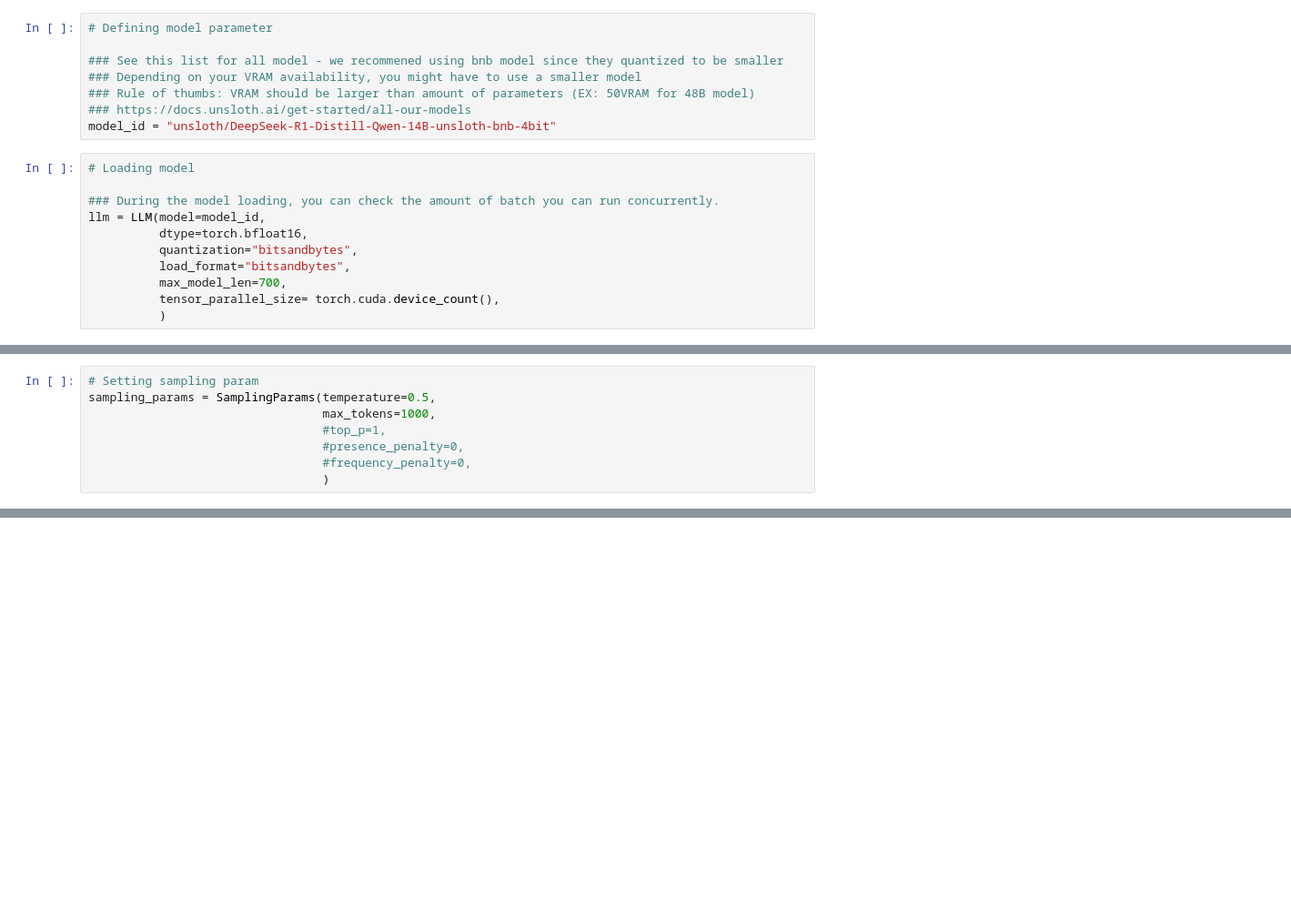
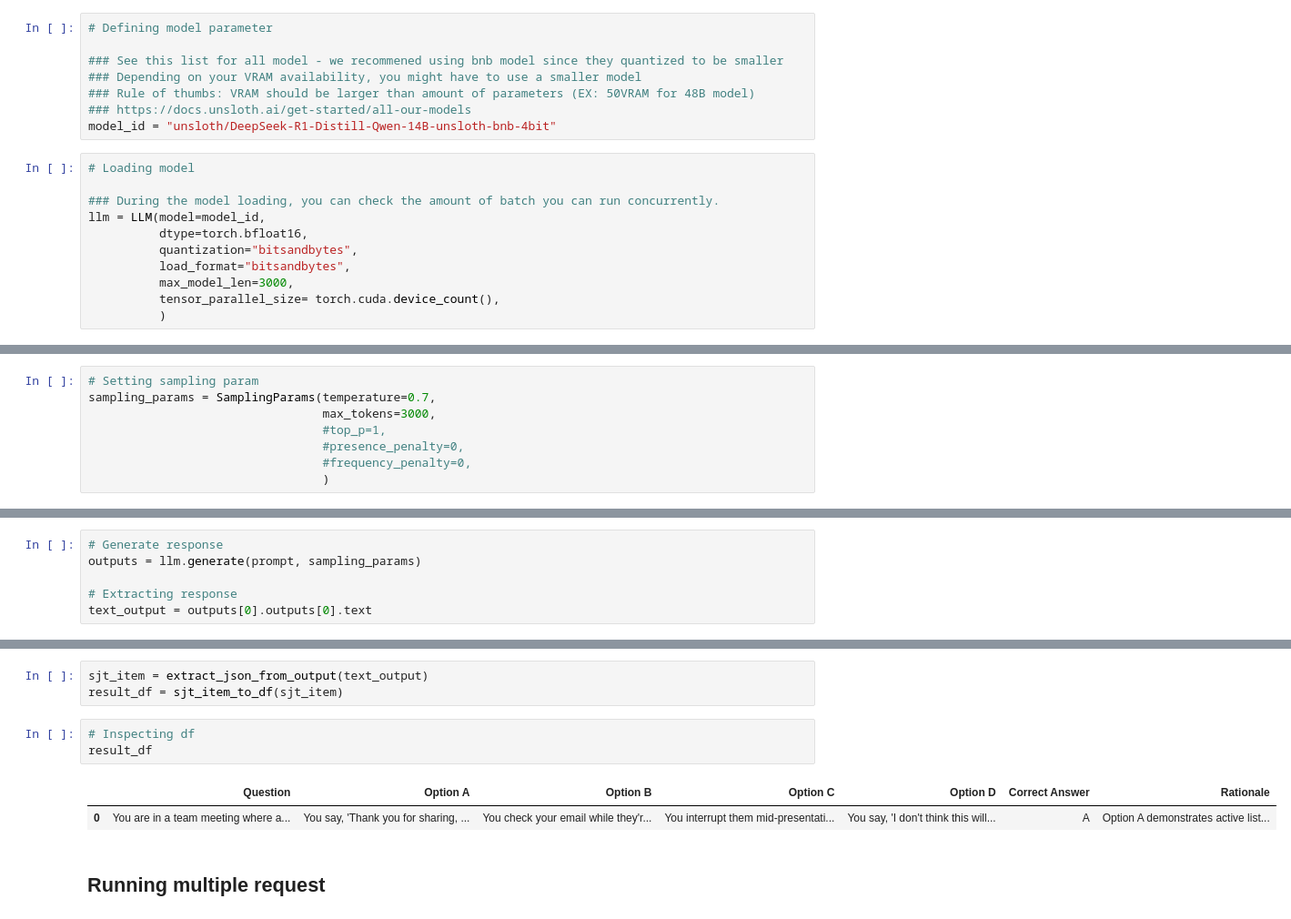
Before and after one commit to karimhbadr1/SIOP_2025_LLMS_for_IOs_Masterclass, a Jupyter notebook: 02_Tutorial/LLM_APIs_Notebook.ipynb, the cells around one changed output, grey strips where cells are left out. Shown at 91% size. Cells and saved outputs as stored; diff of their text form; blank space fills up the shorter version.

```diff
--- a/02_Tutorial/LLM_APIs_Notebook.ipynb
+++ b/02_Tutorial/LLM_APIs_Notebook.ipynb
@@ -265,6 +286,6 @@ llm = LLM(model=model_id,
           dtype=torch.bfloat16,
           quantization="bitsandbytes",
           load_format="bitsandbytes",
-          max_model_len=700,
+          max_model_len=3000,
           tensor_parallel_size= torch.cuda.device_count(),
           )
@@ -271,7 +312,7 @@ llm = LLM(model=model_id,
 # %%
 # Setting sampling param
-sampling_params = SamplingParams(temperature=0.5,
-                                 max_tokens=1000,
+sampling_params = SamplingParams(temperature=0.7,
+                                 max_tokens=3000,
                                  #top_p=1,
                                  #presence_penalty=0,
                                  #frequency_penalty=0,
@@ -304,0 +344,6 @@ outputs = llm.generate(prompt, sampling_params)
+# %%
+# Generate response
+outputs = llm.generate(prompt, sampling_params)
+
+# Extracting response
+text_output = outputs[0].outputs[0].text
@@ -304,0 +411,11 @@ outputs = llm.generate(prompt, sampling_params)
+# %%
+sjt_item = extract_json_from_output(text_output)
+result_df = sjt_item_to_df(sjt_item)
+# %%
+# Inspecting df
+result_df
+# %% [output]
+|  | Question | Option A | Option B | Option C | Option D | Correct Answer | Rationale |
+| 0 | You are in a team meeting where a... | You say, 'Thank you for sharing, ... | You check your email while they'r... | You interrupt them mid-presentati... | You say, 'I don't think this will... | A | Option A demonstrates active list... |
+# %% [markdown]
+## Running multiple request
```
Also changed, not shown: parts of 14 cells of this notebook, 4 other files.
